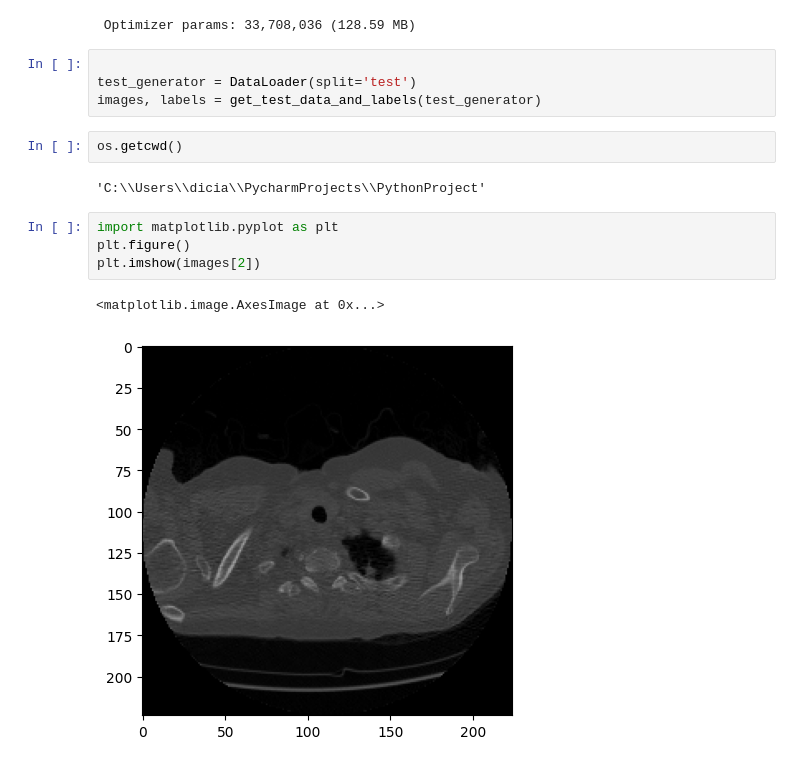
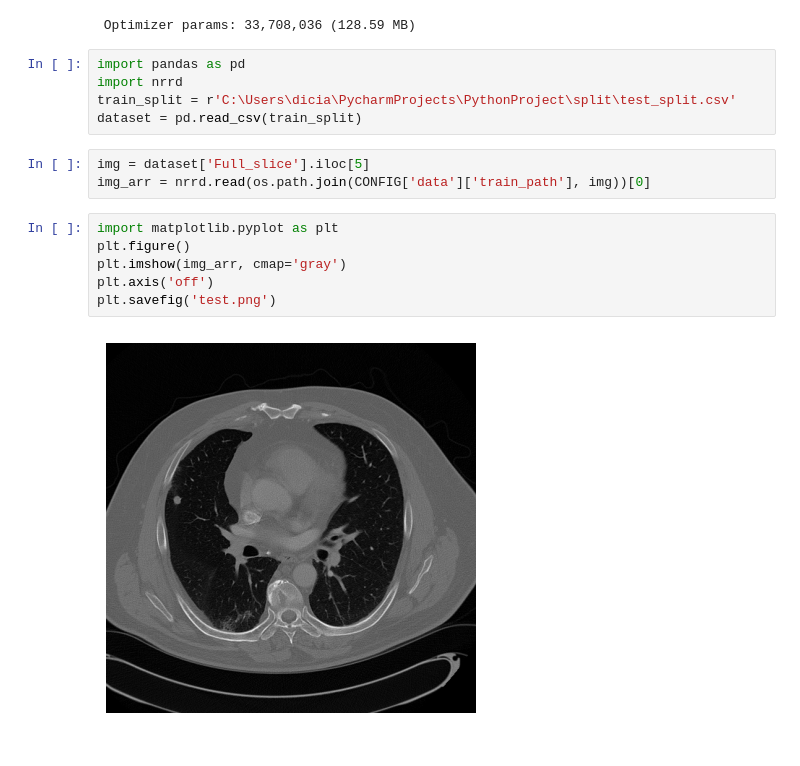
Before and after one commit to paolodc5/lung_tumor_classification, a Jupyter notebook: analysis.ipynb, the cells around one changed output. Drawn from its saved outputs; the diff is of its cells as text.

```diff
--- a/analysis.ipynb
+++ b/analysis.ipynb
@@ -41,17 +42,18 @@ Model: "model"
  Non-trainable params: 32,801,888 (125.13 MB)
  Optimizer params: 33,708,036 (128.59 MB)
 # %%
-
-test_generator = DataLoader(split='test')
-images, labels = get_test_data_and_labels(test_generator)
+import pandas as pd
+import nrrd
+train_split = r'C:\Users\dicia\PycharmProjects\PythonProject\split\test_split.csv'
+dataset = pd.read_csv(train_split)
 # %%
-os.getcwd()
+img = dataset['Full_slice'].iloc[5]
+img_arr = nrrd.read(os.path.join(CONFIG['data']['train_path'], img))[0]
-# %% [output]
-'C:\\Users\\dicia\\PycharmProjects\\PythonProject'
 # %%
 import matplotlib.pyplot as plt
 plt.figure()
-plt.imshow(images[2])
+plt.imshow(img_arr, cmap='gray')
+plt.axis('off')
+plt.savefig('test.png')
 # %% [output]
-<matplotlib.image.AxesImage at 0x...>
-[figure, old version]
+[figure, new version]
```
Also changed, not shown: parts of 7 cells of this notebook, 3 other files.
